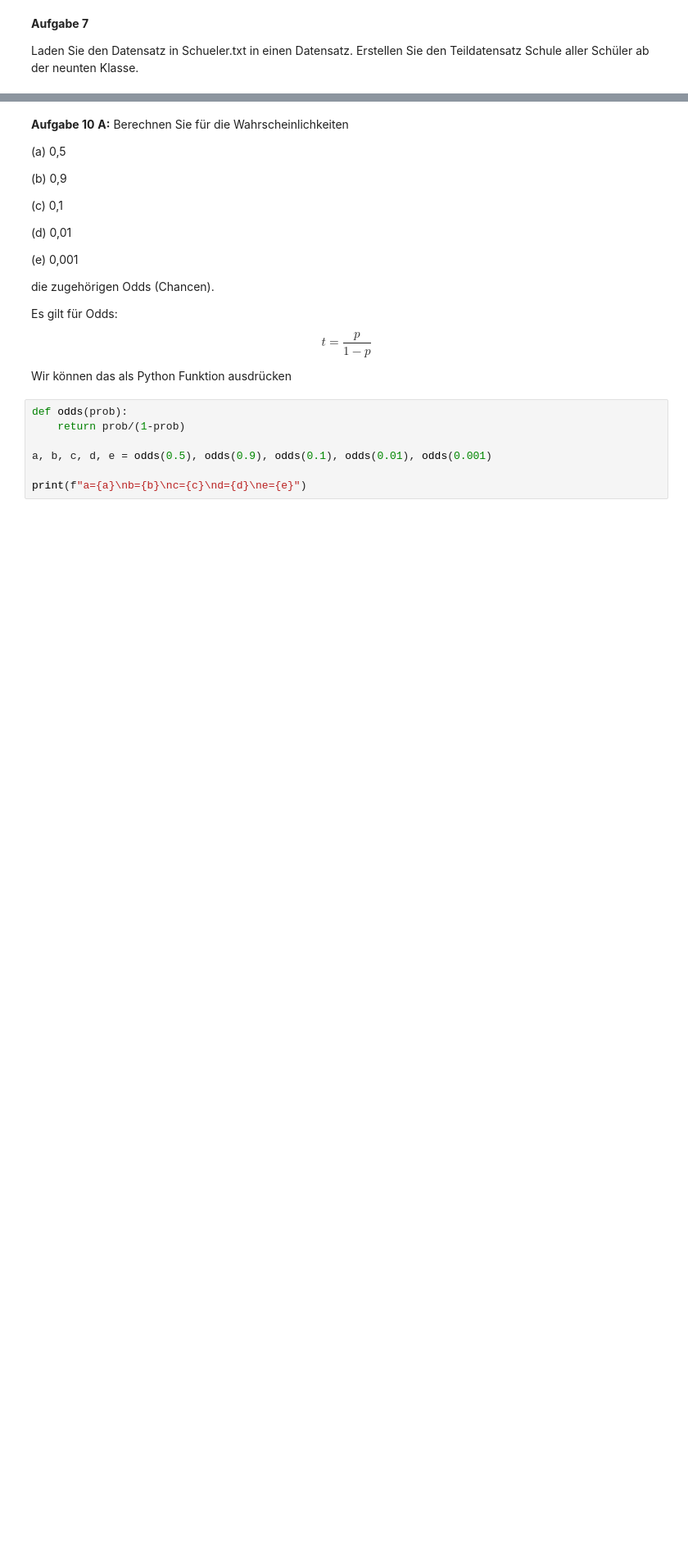
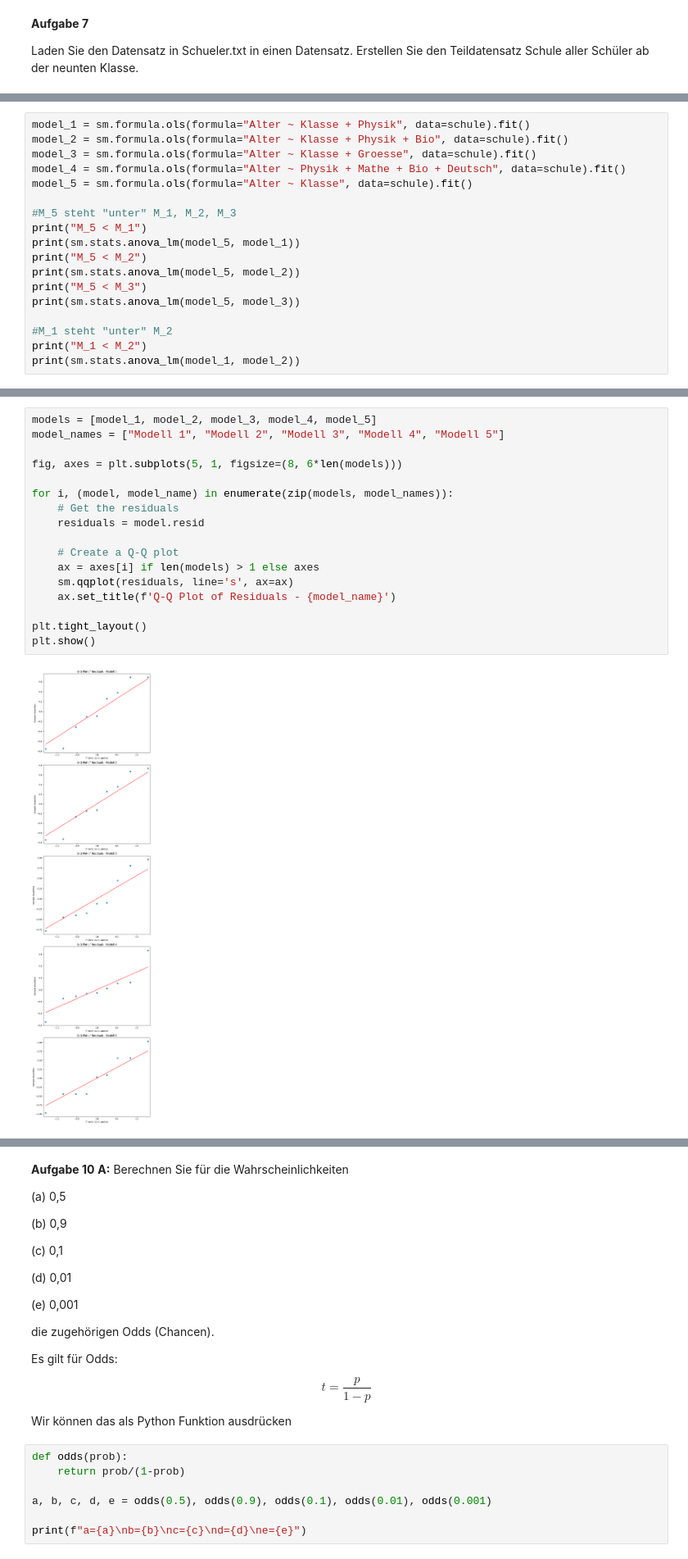
Before and after one commit to mathiashusted/Statistics2, a Jupyter notebook: Uebung 2/Uebung 2.ipynb, the cells around one changed output, grey strips where cells are left out. Shown at 82% size. Saved outputs shown, nothing was run; the diff lists cells and outputs as text; blank space fills up the shorter version.

```diff
--- a/Uebung 2/Uebung 2.ipynb
+++ b/Uebung 2/Uebung 2.ipynb
@@ -151,0 +200,18 @@ mmmmm = LinearRegression().fit(X, alter)
+# %%
+model_1 = sm.formula.ols(formula="Alter ~ Klasse + Physik", data=schule).fit()
+model_2 = sm.formula.ols(formula="Alter ~ Klasse + Physik + Bio", data=schule).fit()
+model_3 = sm.formula.ols(formula="Alter ~ Klasse + Groesse", data=schule).fit()
+model_4 = sm.formula.ols(formula="Alter ~ Physik + Mathe + Bio + Deutsch", data=schule).fit()
+model_5 = sm.formula.ols(formula="Alter ~ Klasse", data=schule).fit()
+
+#M_5 steht "unter" M_1, M_2, M_3
+print("M_5 < M_1")
+print(sm.stats.anova_lm(model_5, model_1))
+print("M_5 < M_2")
+print(sm.stats.anova_lm(model_5, model_2))
+print("M_5 < M_3")
+print(sm.stats.anova_lm(model_5, model_3))
+
+#M_1 steht "unter" M_2
+print("M_1 < M_2")
+print(sm.stats.anova_lm(model_1, model_2))
@@ -151,0 +244,19 @@ mmmmm = LinearRegression().fit(X, alter)
+# %%
+models = [model_1, model_2, model_3, model_4, model_5]
+model_names = ["Modell 1", "Modell 2", "Modell 3", "Modell 4", "Modell 5"]
+
+fig, axes = plt.subplots(5, 1, figsize=(8, 6*len(models)))
+
+for i, (model, model_name) in enumerate(zip(models, model_names)):
+    # Get the residuals
+    residuals = model.resid
+
+    # Create a Q-Q plot
+    ax = axes[i] if len(models) > 1 else axes
+    sm.qqplot(residuals, line='s', ax=ax)
+    ax.set_title(f'Q-Q Plot of Residuals - {model_name}')
+
+plt.tight_layout()
+plt.show()
+# %% [output]
+[figure, added]
```
Also changed, not shown: parts of 21 cells of this notebook.
